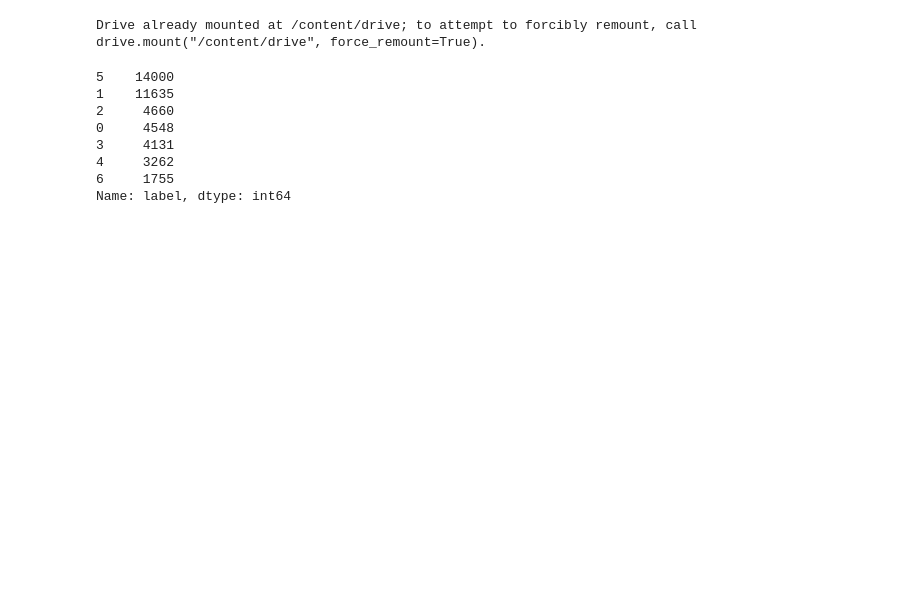
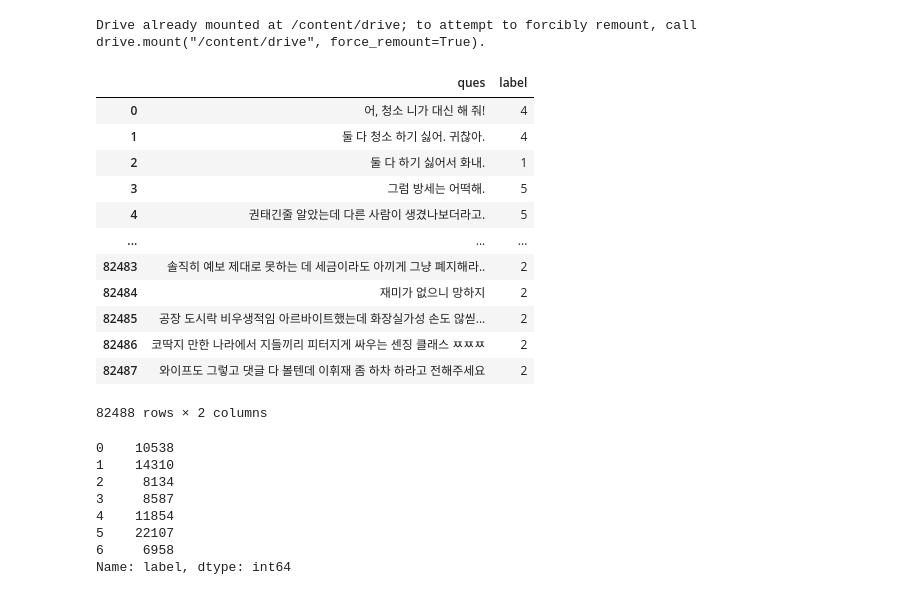
Before and after one commit to TriFle3T/ml, a Jupyter notebook: data.ipynb, the cells around one changed output. Drawn from its saved outputs; the diff is of its cells as text; code cells hidden in the pictures; blank space fills up the shorter version.

```diff
--- a/data.ipynb
+++ b/data.ipynb
@@ -9,5 +10,24 @@ Drive already mounted at /content/drive; to attempt to forcibly remount, call dr
 data1 = pd.read_csv('/content/drive/MyDrive/hug/ml/data/4차년도.csv', encoding='cp949')
 data2 = pd.read_csv('/content/drive/MyDrive/hug/ml/data/5차년도.csv', encoding='cp949')
 data3 = pd.read_csv('/content/drive/MyDrive/hug/ml/data/5차년도_2차.csv', encoding='cp949')
-# data4 = pd.read_excel('/content/drive/MyDrive/hug/ml/data/한국어_단발성_대화_데이터셋.xlsx')
+data4 = pd.read_excel('/content/drive/MyDrive/hug/ml/data/한국어_단발성_대화_데이터셋.xlsx')
+# %%
+def most_frequent1(data):
+    emotion_label = {'Happiness':0, 'Angry':1, 'Disgust':2, 'Fear':3, 'Neutral':4, 'Sadness':5, 'Surprise':6}
+    emotion={'Happiness':0, 'Angry':0, 'Disgust':0, 'Fear':0, 'Neutral':0, 'Sadness':0, 'Surprise':0}
+    for i in range(5):
+        emotion[data[2*i]] += data[2*i+1] if data[2*i+1] != 0 else 1
+    return emotion_label[max(emotion,key=emotion.get)]
+
+def most_frequent2(data):
+    emotion_label = {'happiness':0, 'angry':1, 'disgust':2, 'fear':3, 'neutral':4, 'sadness':5, 'surprise':6}
+    emotion={'happiness':0, 'angry':0, 'disgust':0, 'fear':0, 'neutral':0, 'sadness':0, 'surprise':0}
+    for i in range(5):
+        emotion[data[2*i]] += data[2*i+1] if data[2*i+1] != 0 else 1
+    return emotion_label[max(emotion,key=emotion.get)]
+# %%
+data1 = data1[data1['발화문'].str.contains('취업')== False]
+data2 = data2[data2['발화문'].str.contains('취업')== False]
+data3 = data3[data3['발화문'].str.contains('취업')== False]
+data4 = data4[data4['Sentence'].str.contains('취업')== False]
 # %%
@@ -70,7 +102,23 @@ for ques, label in zip(data3['발화문'], data3['상황'])  :
 # %%
 data = pd.DataFrame(data_list,columns=['ques','label'])
+# %%
+data
+# %% [output]
+|  | ques | label |
+| 0 | 어, 청소 니가 대신 해 줘! | 4 |
+| 1 | 둘 다 청소 하기 싫어. 귀찮아. | 4 |
+| 2 | 둘 다 하기 싫어서 화내. | 1 |
+| 3 | 그럼 방세는 어떡해. | 5 |
+| 4 | 권태긴줄 알았는데 다른 사람이 생겼나보더라고. | 5 |
+| ... | ... | ... |
+| 82483 | 솔직히 예보 제대로 못하는 데 세금이라도 아끼게 그냥 폐지해라.. | 2 |
+| 82484 | 재미가 없으니 망하지 | 2 |
+| 82485 | 공장 도시락 비우생적임 아르바이트했는데 화장실가성 손도 않씯... | 2 |
+| 82486 | 코딱지 만한 나라에서 지들끼리 피터지게 싸우는 센징 클래스 ㅉㅉㅉ | 2 |
+| 82487 | 와이프도 그렇고 댓글 다 볼텐데 이휘재 좀 하차 하라고 전해주세요 | 2 |
+82488 rows × 2 columns
 # %%
-data['label'].value_counts()
+data['label'].value_counts().sort_index()
 
 #행복 => 0
 #분노 => 1
@@ -80,12 +128,12 @@ data['label'].value_counts()
 #슬픔 => 5
 #놀람 => 6
 # %% [output]
-5    14000
-1    11635
-2     4660
-0     4548
-3     4131
-4     3262
-6     1755
+0    10538
+1    14310
+2     8134
+3     8587
+4    11854
+5    22107
+6     6958
 Name: label, dtype: int64
 # %%
```
Also changed, not shown: parts of 10 cells of this notebook, 2 other files.
